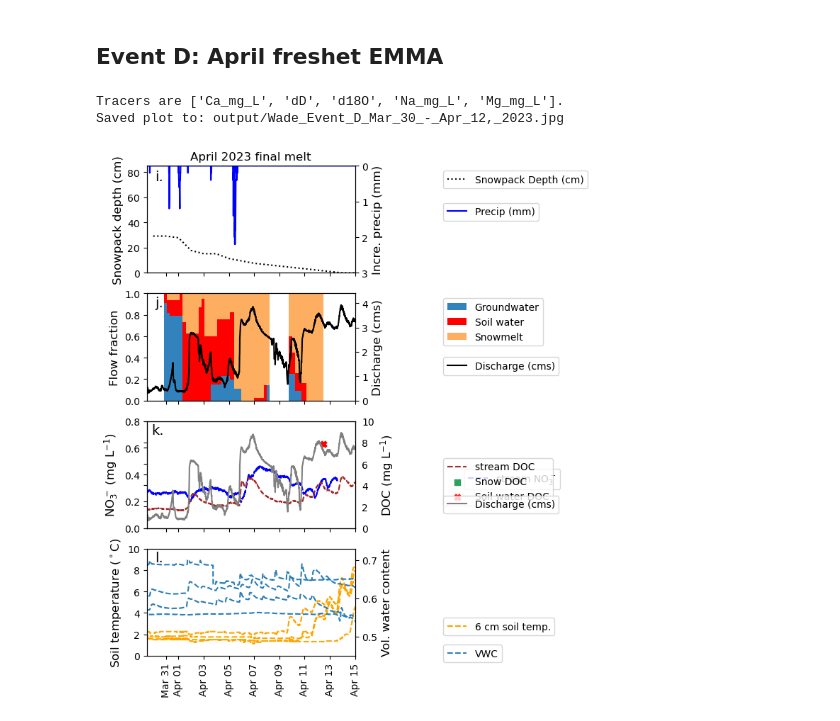
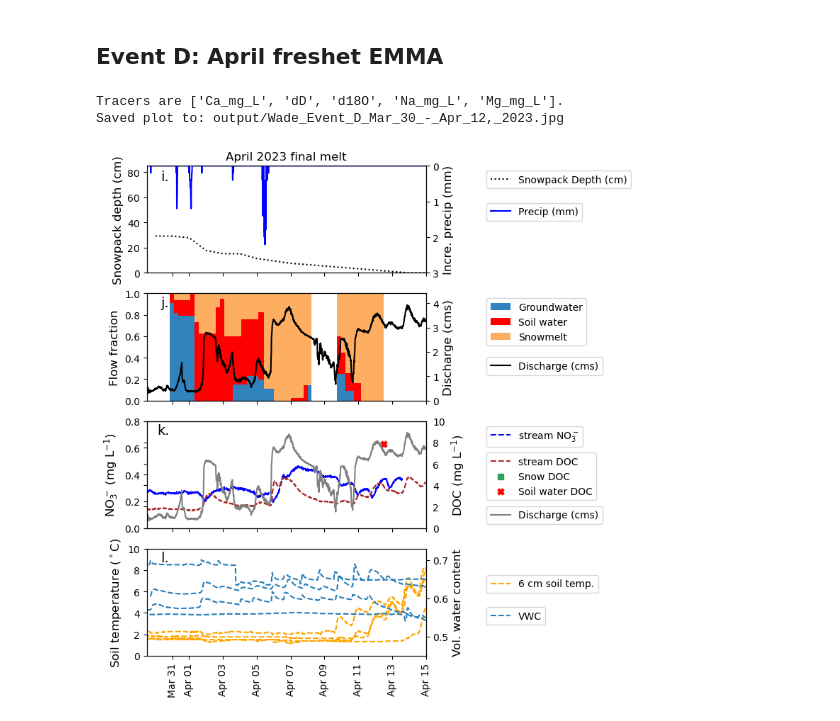
Before and after one commit to MeganEDuffy/EMMA, a Jupyter notebook: obsolete-EMMA-nbs/Wade_2023_ISCO_EMMA-plotting.ipynb, the cells around one changed output. Drawn from its saved outputs; the diff is of its cells as text; code cells hidden in the pictures.

```diff
--- a/obsolete-EMMA-nbs/Wade_2023_ISCO_EMMA-plotting.ipynb
+++ b/obsolete-EMMA-nbs/Wade_2023_ISCO_EMMA-plotting.ipynb
@@ -1319,7 +1319,6 @@ def plot_event_with_snowpack(
 
     # Secondary y-axis for stream DOC
     ax3_secondary = ax3.twinx()
-
     ax3_secondary.plot(toc_data['datetime'], toc_data['TOC'], color='brown', label='stream DOC', linestyle='--')
     #ax3_secondary.scatter(streamwater_data['Datetime'], streamwater_data['TOC mg_L'], color = 'black', s = 10, label='Stream DOC')
     # Plot each type separately
@@ -1366,50 +1365,51 @@ def plot_event_with_snowpack(
     ax4_secondary.set_ylim(0.45,0.73)
     ax4_secondary.legend(loc='upper left', bbox_to_anchor=(1.25, 0.25))
 
+    # Plot all legends (overwrites some bad legend positions above)
     # Before plotting legends, shrink the plotting area to make space on the right
     plt.subplots_adjust(right=0.75)
 
-    # Then fix all legends with the same x anchor (1.25 here)
-    ax1.legend(loc='upper left', bbox_to_anchor=(1.40, 1.0))
-    ax1_secondary.legend(loc='upper left', bbox_to_anchor=(1.40, 0.7))
+    # Then fix all legends with the same x anchor
+    ax1.legend(loc='upper left', bbox_to_anchor=(1.20, 1.0))
+    ax1_secondary.legend(loc='upper left', bbox_to_anchor=(1.20, 0.7))
 
-    ax2.legend(handles, simplified_labels, loc='upper left', bbox_to_anchor=(1.40, 1.0))
-    ax2_secondary.legend(loc='upper left', bbox_to_anchor=(1.40, 0.45))
+    ax2.legend(handles, simplified_labels, loc='upper left', bbox_to_anchor=(1.20, 1.0))
+    ax2_secondary.legend(loc='upper left', bbox_to_anchor=(1.20, 0.45))
 
-    ax3_secondary.legend(loc='upper left', bbox_to_anchor=(1.40, 0.7))
-    ax3_tertiary.legend(loc='upper left', bbox_to_anchor=(1.40, 0.35))
-    #ax3_tertiary.spines.right.set_position(("axes", 1.20))
+    ax3.legend(loc='upper left', bbox_to_anchor=(1.20, 1.0))
+    ax3_secondary.legend(loc='upper left', bbox_to_anchor=(1.20, 0.75))
+    ax3_tertiary.legend(loc='upper left', bbox_to_anchor=(1.20, 0.25))
 
-    ax4.legend(loc='upper left', bbox_to_anchor=(1.40, 0.4))
-    ax4_secondary.legend(loc='upper left', bbox_to_anchor=(1.40, 0.15))
+    ax4.legend(loc='upper left', bbox_to_anchor=(1.20, 0.8))
+    ax4_secondary.legend(loc='upper left', bbox_to_anchor=(1.20, 0.5))
 
     # Define the formatter
     date_fmt = mdates.DateFormatter('%b %d')  # e.g., 'Feb 09'
 
     # Apply to all x-axes
     for ax in [ax1, ax2, ax3]:
         ax.xaxis.set_major_formatter(date_fmt)
 
     plt.tight_layout()
 
     # --- Save plot as 'output/Site_EventName.jpg' ---
     # Sanitize filename: replace spaces and parentheses
     safe_event_name = event_name.replace(" ", "_").replace("(", "").replace(")", "").replace(":", "")
     filename = f"{Site}_{safe_event_name}.jpg"
     output_path = os.path.join("output", filename)
 
     fig.savefig(output_path, dpi=300)
     print(f"Saved plot to: {output_path}")
 
     plt.show()
 plot_event_with_snowpack(eventD_df, "Event D (Mar 30 - Apr 12, 2023)", \
                          colors_D, start_D, end_D, start_plot_D, end_plot_D, scan_data, snowpack_data)
 
 #plot_event_with_snowpack.savefig("/home/millieginty/Desktop/Wade_EMMA_D.png")
 # %% [output]
 Tracers are ['Ca_mg_L', 'dD', 'd18O', 'Na_mg_L', 'Mg_mg_L'].
 Saved plot to: output/Wade_Event_D_Mar_30_-_Apr_12,_2023.jpg
-[figure, old version]
+[figure, new version]
 # %%
 fractions_df.to_csv('Wade_WY23_AprFresh_EMMA_fractions.csv', index=False)
 
```
Also changed, not shown: 7 other files.
